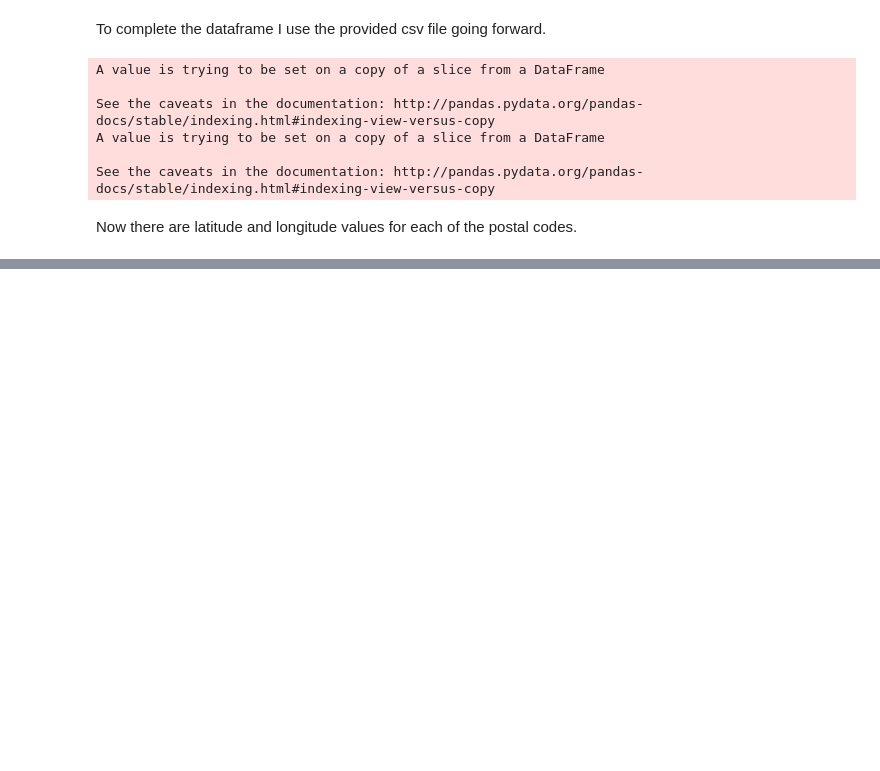
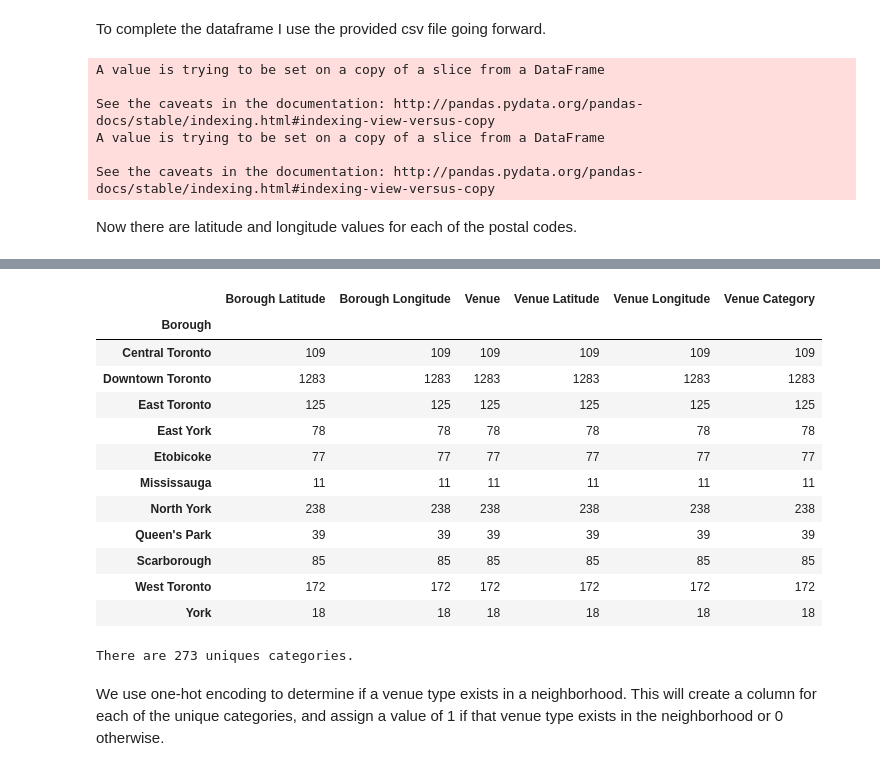
Before and after one commit to jeffreygdupree/Coursera_Capstone, a Jupyter notebook: Neighborhood Clustering in Toronto.ipynb, the cells around one changed output, grey strips where cells are left out. Saved outputs shown, nothing was run; the diff lists cells and outputs as text; code cells hidden in the pictures; blank space fills up the shorter version.

```diff
--- a/Neighborhood Clustering in Toronto.ipynb
+++ b/Neighborhood Clustering in Toronto.ipynb
@@ -200,0 +296,12 @@ df
+# %%
+# function that extracts the category of the venue
+def get_category_type(row):
+    try:
+        categories_list = row['categories']
+    except:
+        categories_list = row['venue.categories']
+
+    if len(categories_list) == 0:
+        return None
+    else:
+        return categories_list[0]['name']
@@ -200,0 +403,22 @@ df
+# %%
+toronto_venues.groupby('Borough').count()
+# %% [output]
+|  | Borough Latitude | Borough Longitude | Venue | Venue Latitude | Venue Longitude | Venue Category |
+| Borough |  |  |  |  |  |  |
+| Central Toronto | 109 | 109 | 109 | 109 | 109 | 109 |
+| Downtown Toronto | 1283 | 1283 | 1283 | 1283 | 1283 | 1283 |
+| East Toronto | 125 | 125 | 125 | 125 | 125 | 125 |
+| East York | 78 | 78 | 78 | 78 | 78 | 78 |
+| Etobicoke | 77 | 77 | 77 | 77 | 77 | 77 |
+| Mississauga | 11 | 11 | 11 | 11 | 11 | 11 |
+| North York | 238 | 238 | 238 | 238 | 238 | 238 |
+| Queen's Park | 39 | 39 | 39 | 39 | 39 | 39 |
+| Scarborough | 85 | 85 | 85 | 85 | 85 | 85 |
+| West Toronto | 172 | 172 | 172 | 172 | 172 | 172 |
+| York | 18 | 18 | 18 | 18 | 18 | 18 |
+# %%
+print('There are {} uniques categories.'.format(len(toronto_venues['Venue Category'].unique())))
+# %% [output]
+There are 273 uniques categories.
+# %% [markdown]
+We use one-hot encoding to determine if a venue type exists in a neighborhood. This will create a column for each of the unique categories, and assign a value of 1 if that venue type exists in the neighborhood or 0 otherwise.
```
Also changed, not shown: parts of 35 cells of this notebook.
